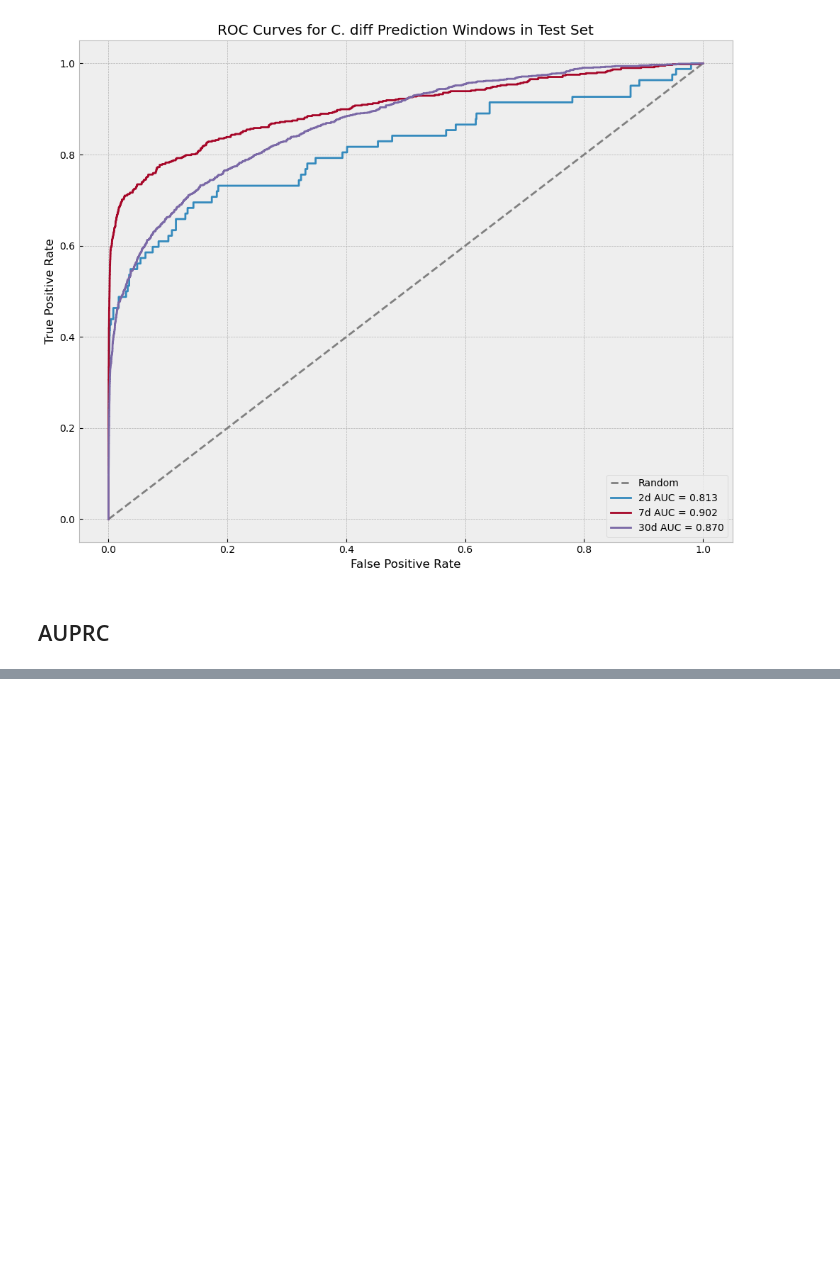
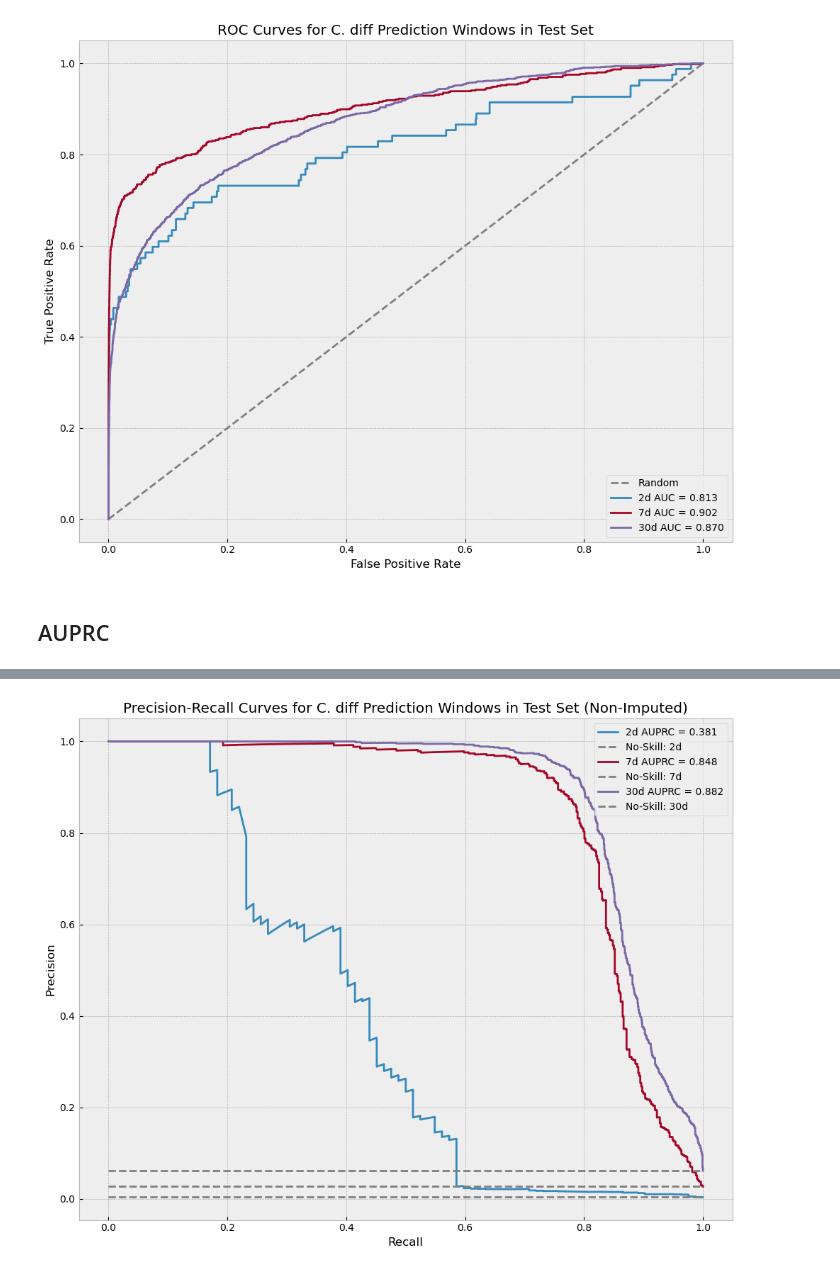
Before and after one commit to aszatrowski/predicting-cdiff, a Jupyter notebook: model_final_tests.ipynb, the cells around one changed output, grey strips where cells are left out. Saved outputs shown, nothing was run; the diff lists cells and outputs as text; code cells hidden in the pictures; blank space fills up the shorter version.

```diff
--- a/model_final_tests.ipynb
+++ b/model_final_tests.ipynb
@@ -80,0 +113,28 @@ plt.show()
+# %%
+windows = ['2d', '7d', '30d']
+plt.figure(figsize=(10, 8))
+plt.style.use('bmh')
+for window in windows:
+    xgb_model = xgb.XGBClassifier()
+    xgb_model.load_model(f'unimpute_{window}_best_model.json')
+    y_true = test_df[f'cdiff_{window}_flag']
+
+    y_test_pred = xgb_model.predict(X_test)
+    y_test_prob = xgb_model.predict_proba(X_test)[:, 1]
+
+
+    precision, recall, thresholds = precision_recall_curve(y_true, y_test_prob)
+    auprc_score = average_precision_score(y_true, y_test_prob)
+
+    case_rate = y_true.sum() / len(y_true)
+
+    plt.plot(recall, precision, label=f"{window} AUPRC = {auprc_score:.3f}")
+    plt.plot([0, 1], [case_rate, case_rate], linestyle='--', color='gray', label=f"No-Skill: {window}")
+    plt.xlabel("Recall")
+    plt.ylabel("Precision")
+    plt.title(f"Precision-Recall Curves for C. diff Prediction Windows in Test Set (Non-Imputed)")
+    plt.legend(loc="upper right")
+    plt.tight_layout()
+plt.show()
+# %% [output]
+[figure, added]
```
Also changed, not shown: parts of 2 cells of this notebook, 3 other files.
